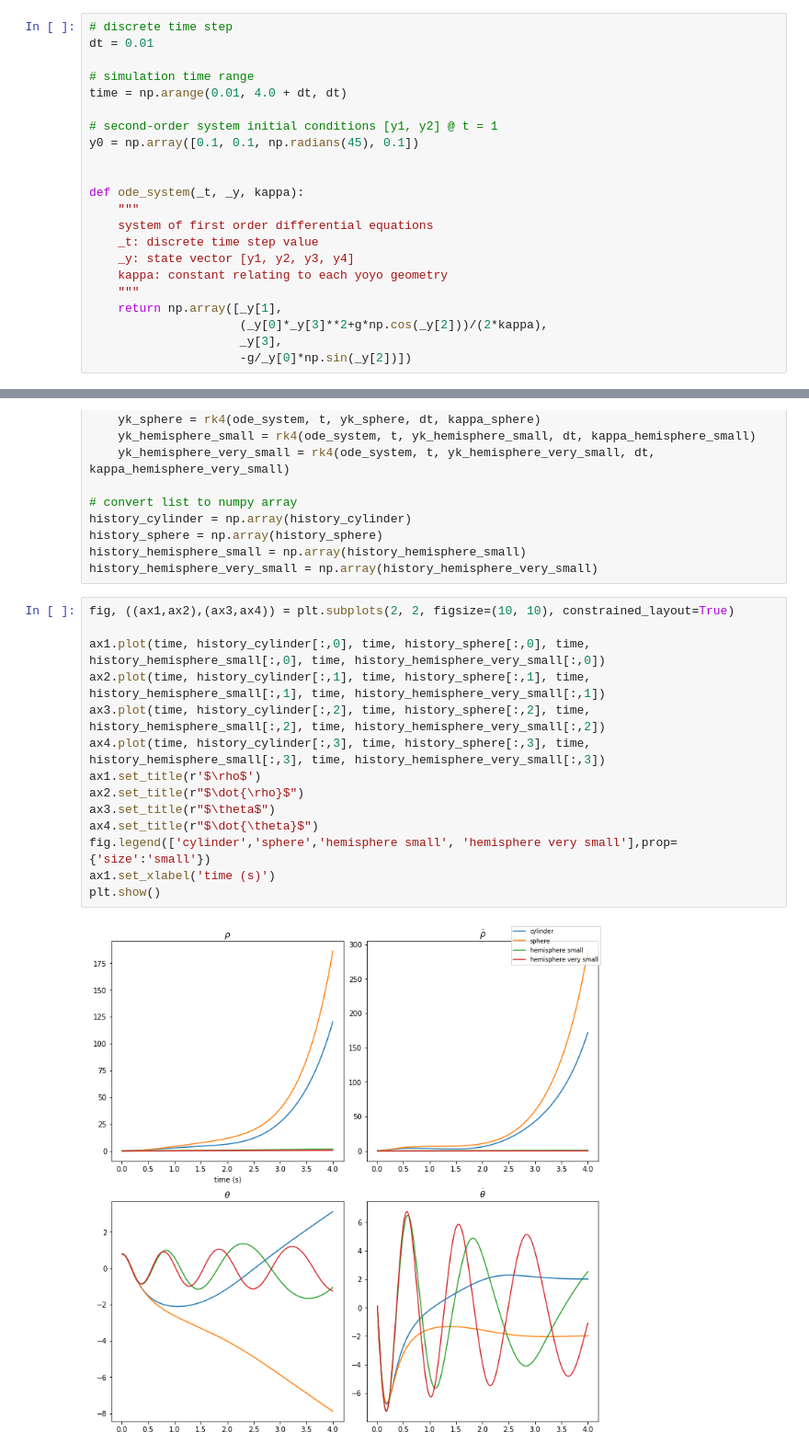
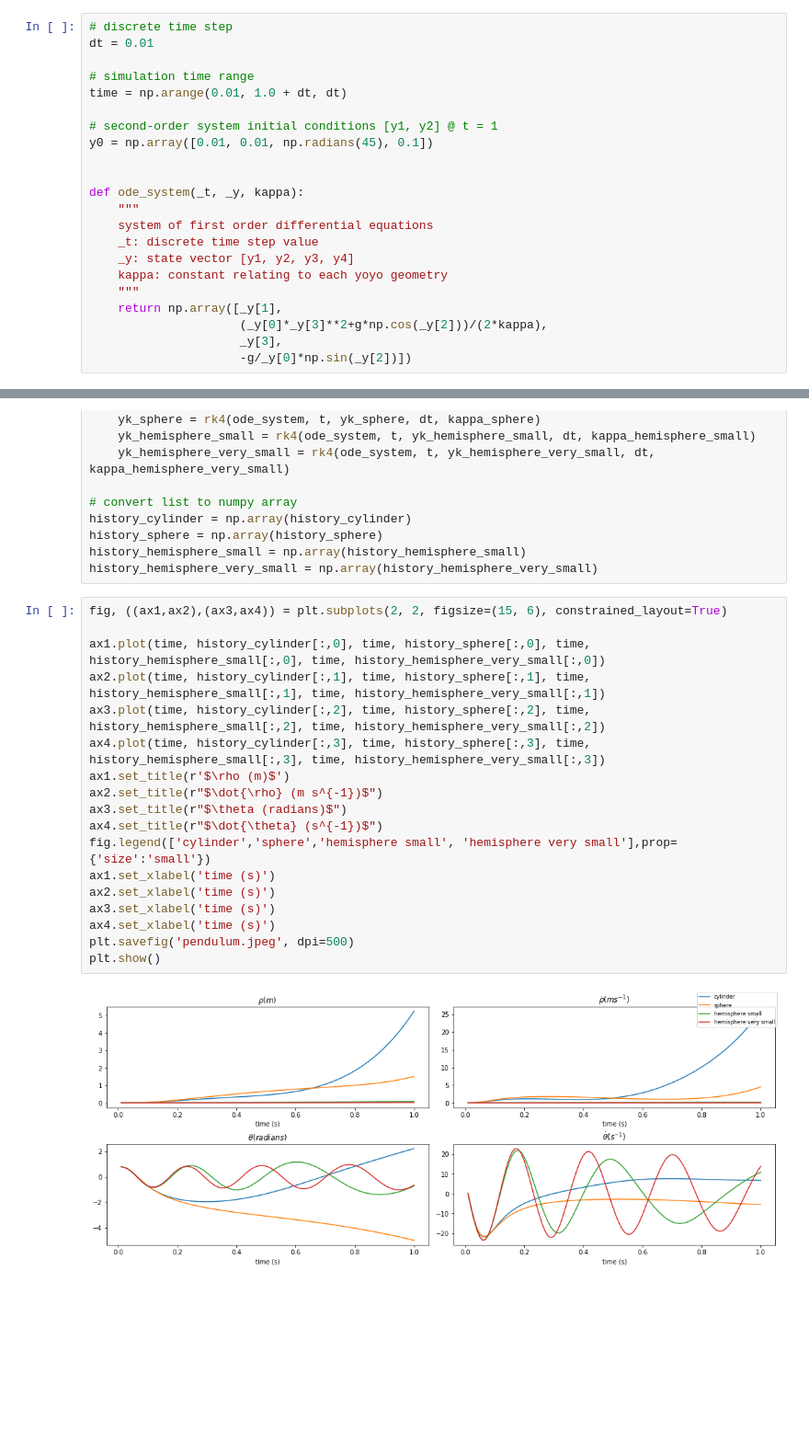
Before and after one commit to MaxineKhumalo/AnalyticalMechanicsProject, a Jupyter notebook: Term paper final code.ipynb, the cells around one changed output, grey strips where cells are left out. Shown: that part at 92% size. Saved outputs shown, nothing was run; the diff lists cells and outputs as text; blank space fills up the shorter version.

```diff
--- a/Term paper final code.ipynb
+++ b/Term paper final code.ipynb
@@ -40,10 +40,10 @@ $y_0: (0,0,45^\circ, 0)$ and $t_0 = 0 s$
 dt = 0.01
 
 # simulation time range
-time = np.arange(0.01, 4.0 + dt, dt)
+time = np.arange(0.01, 1.0 + dt, dt)
 
 # second-order system initial conditions [y1, y2] @ t = 1
-y0 = np.array([0.1, 0.1, np.radians(45), 0.1])
+y0 = np.array([0.01, 0.01, np.radians(45), 0.1])
 
 
 def ode_system(_t, _y, kappa):
@@ -124,18 +126,22 @@ history_sphere = np.array(history_sphere)
 history_hemisphere_small = np.array(history_hemisphere_small)
 history_hemisphere_very_small = np.array(history_hemisphere_very_small)
 # %%
-fig, ((ax1,ax2),(ax3,ax4)) = plt.subplots(2, 2, figsize=(10, 10), constrained_layout=True)
+fig, ((ax1,ax2),(ax3,ax4)) = plt.subplots(2, 2, figsize=(15, 6), constrained_layout=True)
 
 ax1.plot(time, history_cylinder[:,0], time, history_sphere[:,0], time, history_hemisphere_small[:,0], time, history_hemisphere_very_small[:,0])
 ax2.plot(time, history_cylinder[:,1], time, history_sphere[:,1], time, history_hemisphere_small[:,1], time, history_hemisphere_very_small[:,1])
 ax3.plot(time, history_cylinder[:,2], time, history_sphere[:,2], time, history_hemisphere_small[:,2], time, history_hemisphere_very_small[:,2])
 ax4.plot(time, history_cylinder[:,3], time, history_sphere[:,3], time, history_hemisphere_small[:,3], time, history_hemisphere_very_small[:,3])
-ax1.set_title(r'$\rho$')
-ax2.set_title(r"$\dot{\rho}$")
-ax3.set_title(r"$\theta$")
-ax4.set_title(r"$\dot{\theta}$")
+ax1.set_title(r'$\rho (m)$')
+ax2.set_title(r"$\dot{\rho} (m s^{-1})$")
+ax3.set_title(r"$\theta (radians)$")
+ax4.set_title(r"$\dot{\theta} (s^{-1})$")
 fig.legend(['cylinder','sphere','hemisphere small', 'hemisphere very small'],prop= {'size':'small'})
 ax1.set_xlabel('time (s)')
+ax2.set_xlabel('time (s)')
+ax3.set_xlabel('time (s)')
+ax4.set_xlabel('time (s)')
+plt.savefig('pendulum.jpeg', dpi=500)
 plt.show()
 # %% [output]
-[figure, old version]
+[figure, new version]
```
Also changed, not shown: parts of 8 cells of this notebook, 2 other files.
